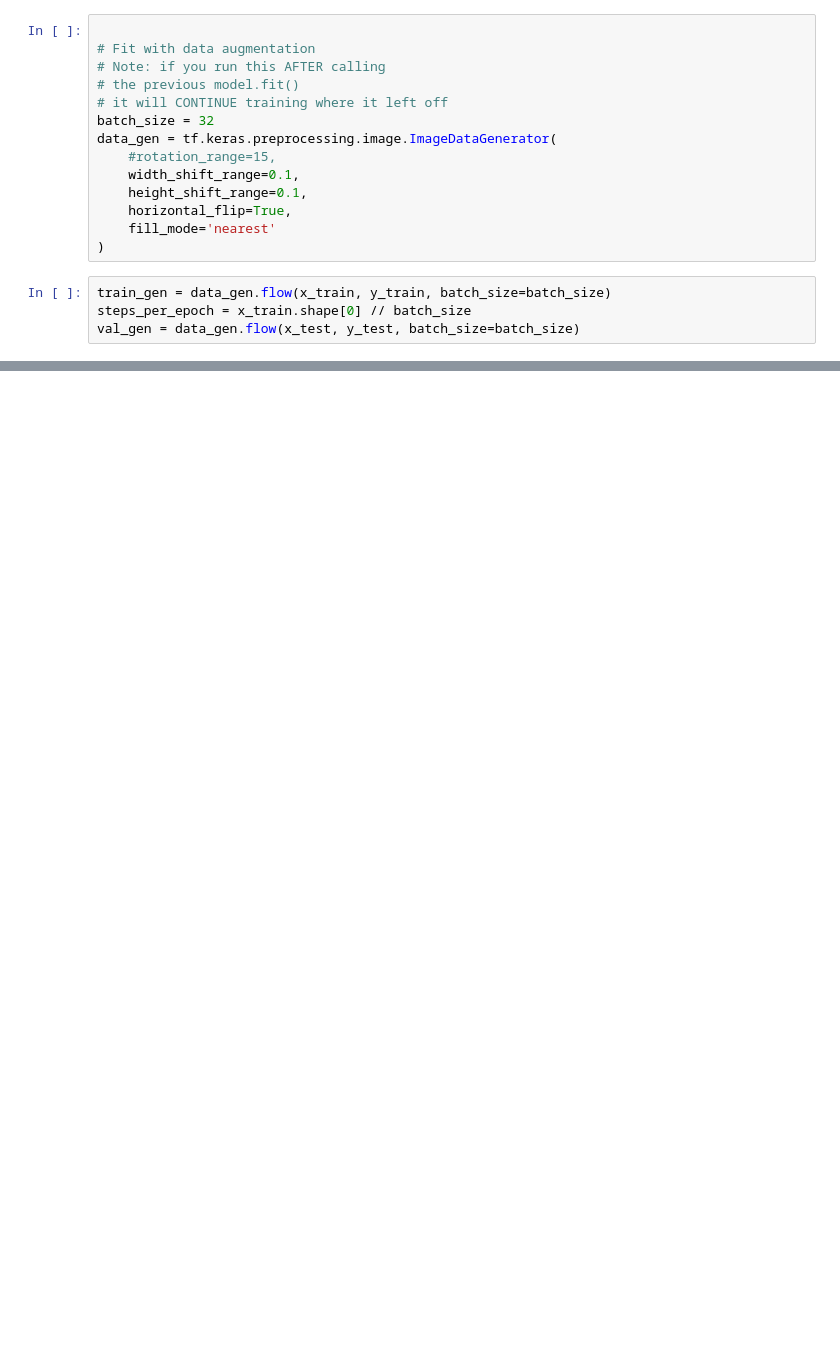
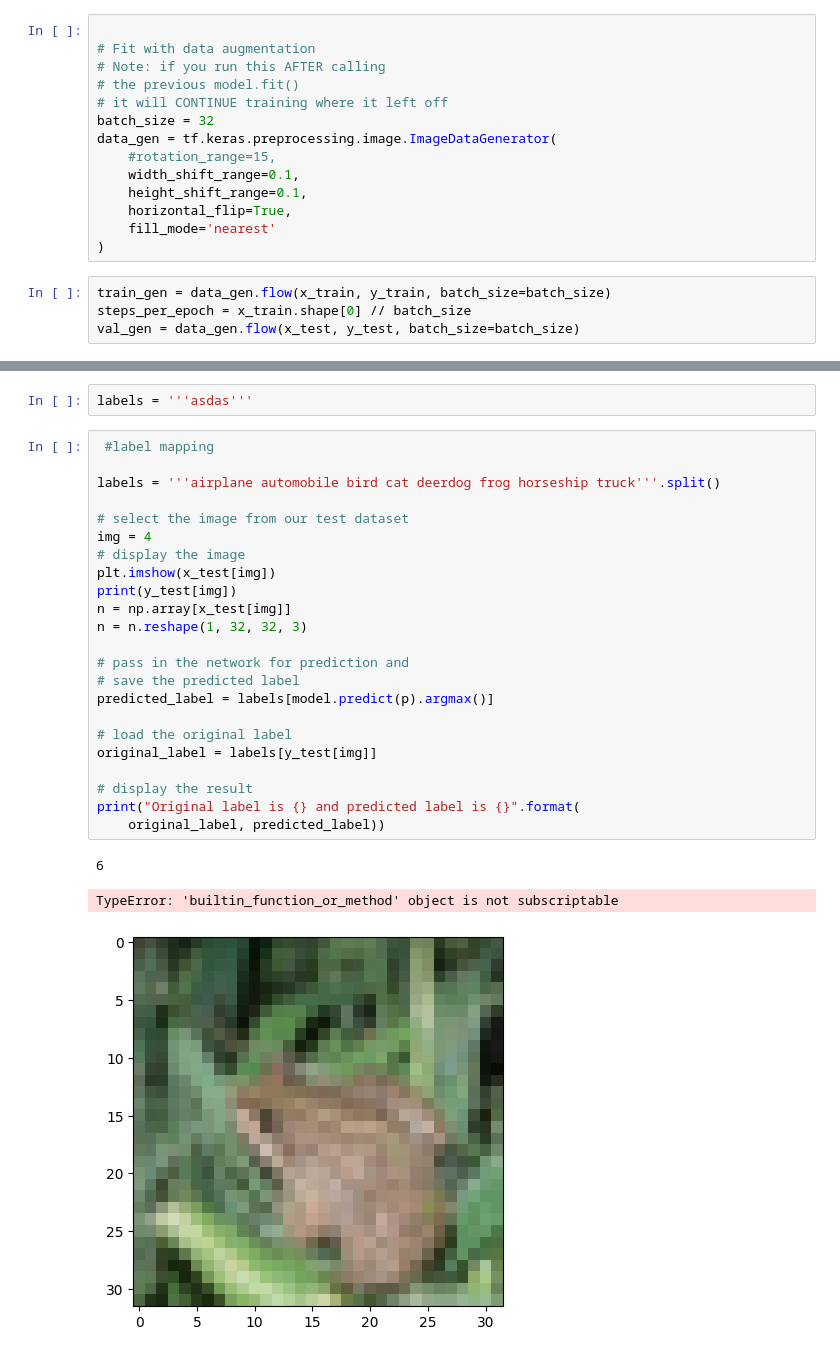
Before and after one commit to zeynepkrmc/TwoLayerNetwork, a Jupyter notebook: codepy.ipynb, the cells around one changed output, grey strips where cells are left out. Cells and saved outputs as stored; diff of their text form; blank space fills up the shorter version.

```diff
--- a/codepy.ipynb
+++ b/codepy.ipynb
@@ -207,0 +239,29 @@ plt.legend()
+# %%
+labels = '''asdas'''
+# %%
+ #label mapping
+
+labels = '''airplane automobile bird cat deerdog frog horseship truck'''.split()
+
+# select the image from our test dataset
+img = 4
+# display the image
+plt.imshow(x_test[img])
+print(y_test[img])
+n = np.array[x_test[img]]
+n = n.reshape(1, 32, 32, 3)
+
+# pass in the network for prediction and
+# save the predicted label
+predicted_label = labels[model.predict(p).argmax()]
+
+# load the original label
+original_label = labels[y_test[img]]
+
+# display the result
+print("Original label is {} and predicted label is {}".format(
+    original_label, predicted_label))
+# %% [output]
+6
+TypeError: 'builtin_function_or_method' object is not subscriptable
+[figure, added]
```
Also changed, not shown: parts of 6 cells of this notebook.
